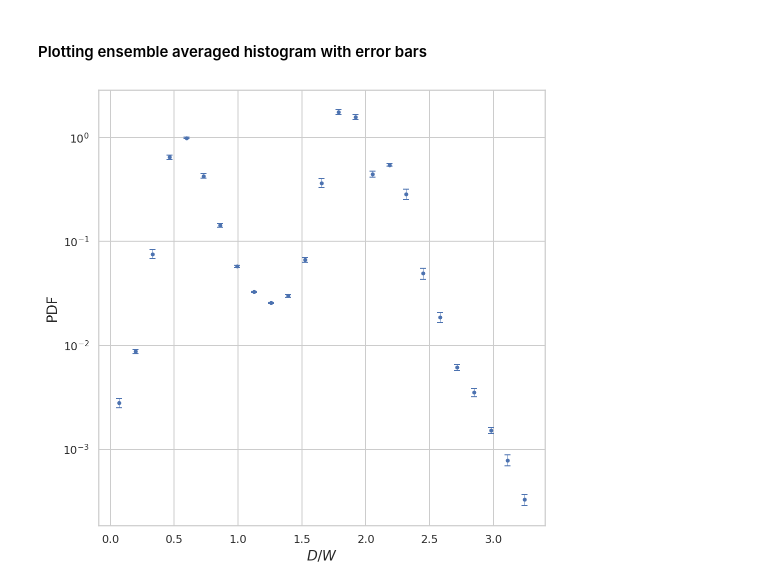
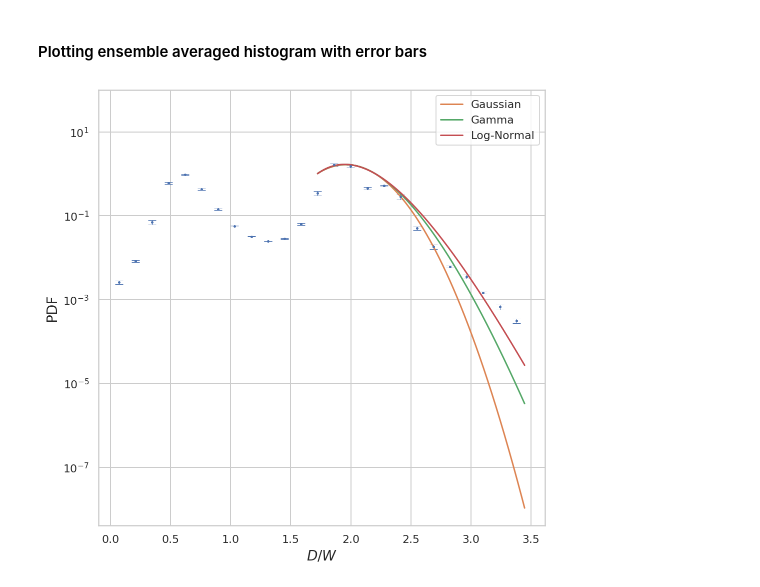
Before and after one commit to palsagar/ligaments_analysis, a Jupyter notebook: error_d1.ipynb, the cells around one changed output. Drawn from its saved outputs; the diff is of its cells as text; code cells hidden in the pictures.

```diff
--- a/error_d1.ipynb
+++ b/error_d1.ipynb
@@ -61,7 +61,26 @@ heights = ensemble_heights(data=d1[:,1]/2.0, size_per_sample=100000, n_samples=1
 error_d1 = ensemble_error_heights(n_bootstrap=50, data=d1[:,1]/2.0, size_per_sample= 100000, n_samples=100, n_bins= 25)
 # %% [markdown]
 #### Plotting ensemble averaged histogram with error bars
-# %%
-plot_histogram_error(data=d1[:,1]/2.0, size_per_sample=100000, n_bins=25, heights=heights, errors=error_d1)
-# %% [output]
-[figure, removed]
+# %%
+fit_x, fit_y, xspace = plot_histogram_error(data=d1[:,1]/2.0, size_per_sample=100000, n_bins=25, heights=heights, errors=error_d1)
+
+
+limit = 16
+
+popt_gauss , pcov_gauss = fit(fit_x[-limit:],fit_y[-limit:], gauss)
+plt.plot(xspace[5000:], gauss(xspace[5000:], *popt_gauss), label="Gaussian");
+
+popt_gamma, pcov_gamma = fit(fit_x[-limit:], fit_y[-limit:], gamma_n)
+plt.plot(xspace[5000:], gamma_n(xspace[5000:], *popt_gamma), label="Gamma");
+
+popt_lognorm, pcov_lognorm = fit(fit_x[-limit:], fit_y[-limit:], lognorm)
+plt.plot(xspace[5000:], lognorm(xspace[5000:], *popt_lognorm), label="Log-Normal");
+
+#popt_poisson, pcov_poisson = fit(fit_x[-limit:], fit_y[-limit:], poisson)
+#plt.plot(xspace[5000:], poisson(xspace[5000:], *popt_poisson), label="Poisson");
+
+plt.ylim(top= 1e2);
+plt.yscale('log', basey = 10);
+plt.legend();
+# %% [output]
+[figure, added]
```
Also changed, not shown: parts of 1 cell of this notebook, 1 other file.
